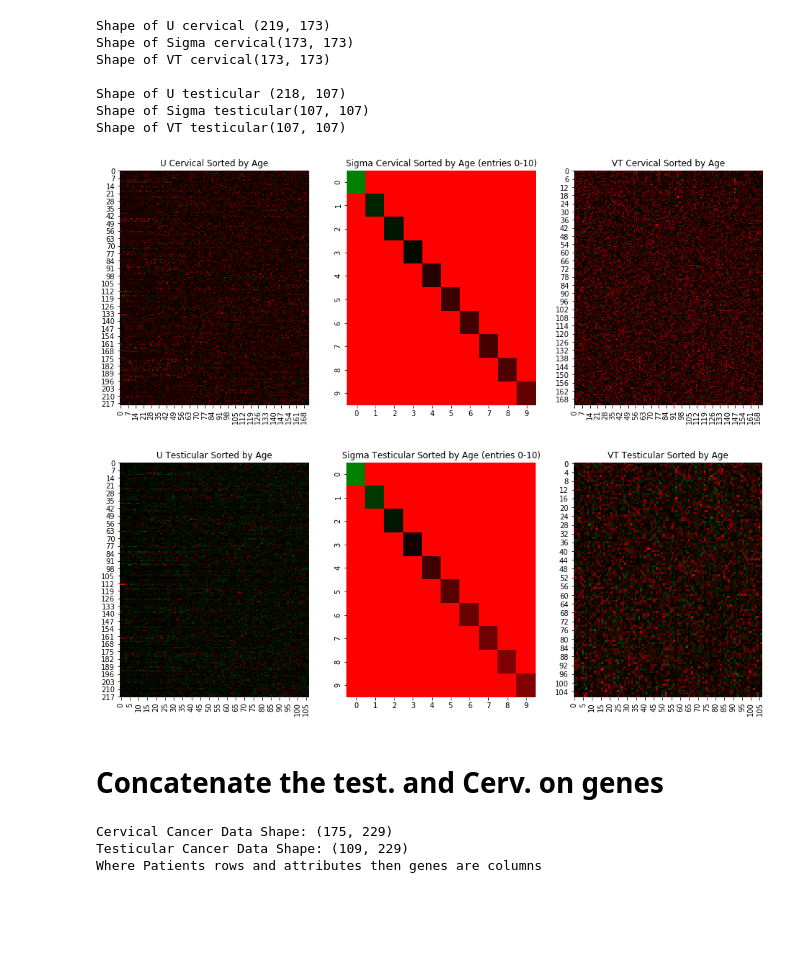
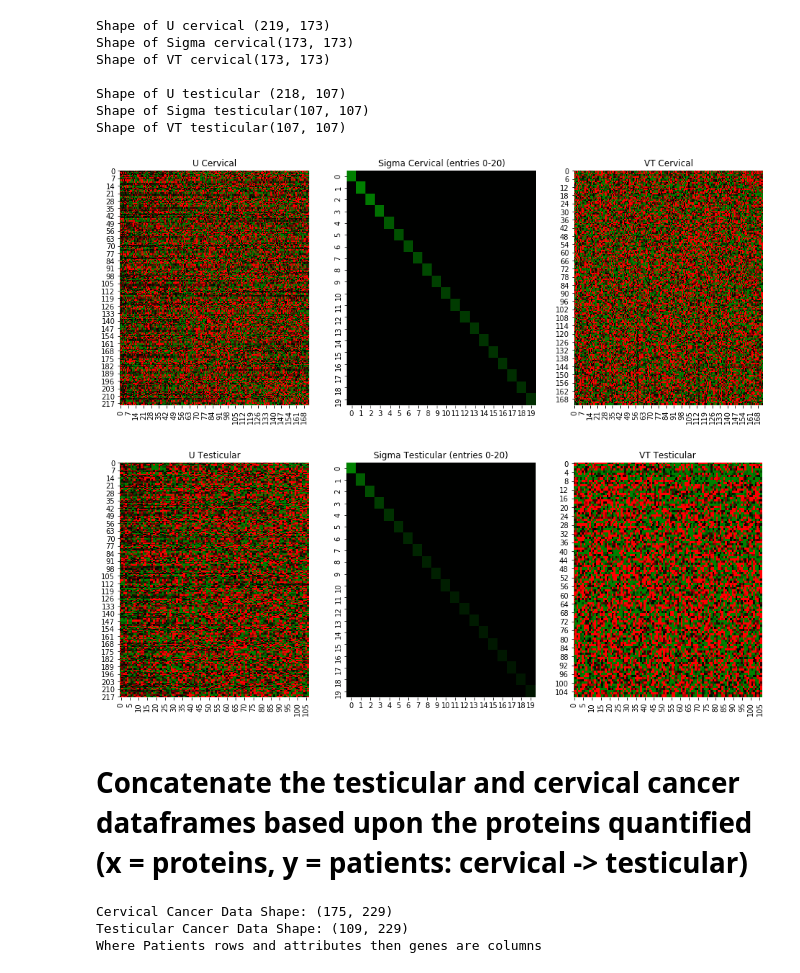
Before and after one commit to ryanboeks/Cervical_Testicular, a Jupyter notebook: Test_Ova_Cancer_Project.ipynb, the cells around one changed output. Cells and saved outputs as stored; diff of their text form; code cells hidden in the pictures; blank space fills up the shorter version.

```diff
--- a/Test_Ova_Cancer_Project.ipynb
+++ b/Test_Ova_Cancer_Project.ipynb
@@ -524,34 +508,34 @@ Shape of VT testicular(107, 107)
 fig, (ax1, ax2, ax3) = plt.subplots(ncols=3,nrows=1)
 fig.subplots_adjust(wspace=0.2)
 fig.set_size_inches(16, 6)
-ax1.set_title('U Cervical Sorted by Age')
-ax2.set_title('Sigma Cervical Sorted by Age (entries 0-10)')
-ax3.set_title('VT Cervical Sorted by Age')
+ax1.set_title('U Cervical')
+ax2.set_title('Sigma Cervical (entries 0-20)')
+ax3.set_title('VT Cervical')
 
-sns.heatmap(U_cerv_age, cmap=cmap, ax=ax1, cbar=False)
-sns.heatmap(sigma_cerv_age[0:10,0:10], cmap=cmap, ax=ax2, cbar=False)
-sns.heatmap(VT_cerv_age, cmap=cmap, ax=ax3, cbar=False)
+sns.heatmap(U_cerv, cmap=cmap, ax=ax1, cbar=False,vmin = -0.05,vmax = 0.05)
+sns.heatmap(sigma_cerv[0:20,0:20], cmap=cmap, ax=ax2, cbar=False, center = 0,vmin = 0,vmax = 30)
+sns.heatmap(VT_cerv, cmap=cmap, ax=ax3, cbar=False,vmin = -0.05,vmax = 0.05)
 
 plt.show()
 # %% [output]
-[figure, old version]
+[figure, new version]
 # %%
 #Let's Visualize Heatmaps....
 fig, (ax1, ax2, ax3) = plt.subplots(ncols=3,nrows=1)
 fig.subplots_adjust(wspace=0.2)
 fig.set_size_inches(16, 6)
-ax1.set_title('U Testicular Sorted by Age')
-ax2.set_title('Sigma Testicular Sorted by Age (entries 0-10)')
-ax3.set_title('VT Testicular Sorted by Age')
+ax1.set_title('U Testicular')
+ax2.set_title('Sigma Testicular (entries 0-20)')
+ax3.set_title('VT Testicular')
 
-sns.heatmap(U_tes_age, cmap=cmap, ax=ax1, cbar=False)
-sns.heatmap(sigma_tes_age[0:10,0:10], cmap=cmap, ax=ax2, cbar=False)
-sns.heatmap(VT_tes_age, cmap=cmap, ax=ax3, cbar=False)
+sns.heatmap(U_tes, cmap=cmap, ax=ax1, cbar=False,vmin = -0.05,vmax = 0.05)
+sns.heatmap(sigma_tes[0:20,0:20], cmap=cmap, ax=ax2, cbar=False, center = 0,vmin = 0,vmax = 30)
+sns.heatmap(VT_tes, cmap=cmap, ax=ax3, cbar=False,vmin = -0.05,vmax = 0.05)
 
 plt.show()
 # %% [output]
-[figure, old version]
+[figure, new version]
-# %% [markdown]
-# Concatenate the test. and Cerv. on genes
+# %% [markdown]
+# Concatenate the testicular and cervical cancer dataframes based upon the proteins quantified (x = proteins, y = patients: cervical -> testicular)
 # %%
 cervical_cancer_db.iloc[0,49]
```
Also changed, not shown: parts of 51 cells of this notebook.
